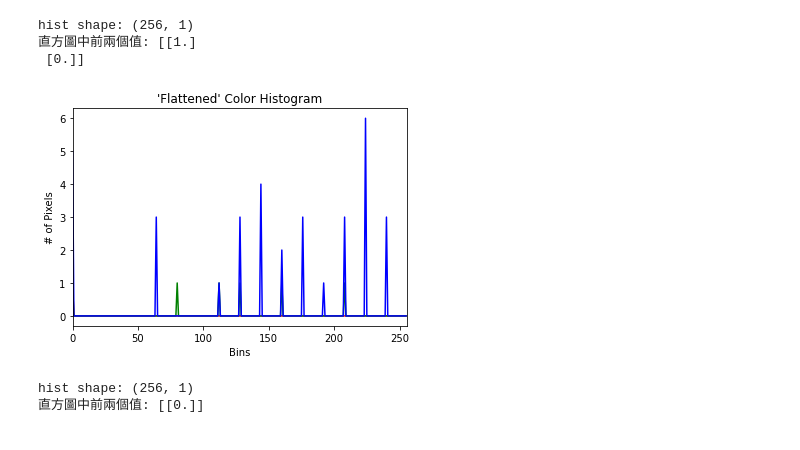
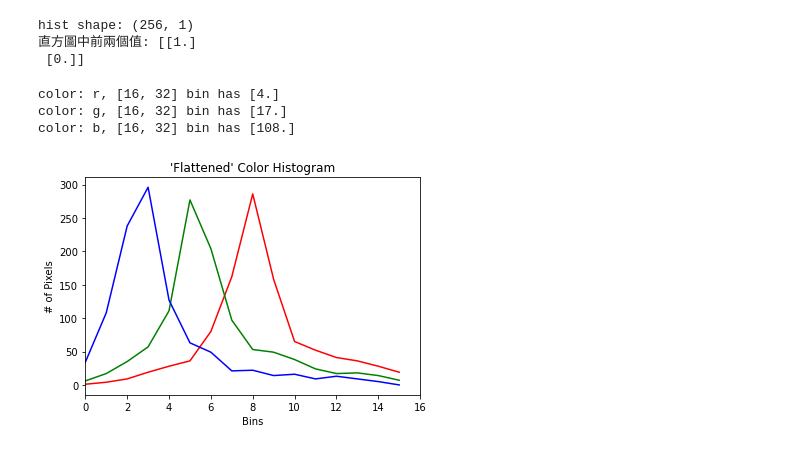
Before and after one commit to CharlesChou03/ML100Days, a Jupyter notebook: homework/Day090_color_histogram_HW.ipynb, the cells around one changed output. Saved outputs shown, nothing was run; the diff lists cells and outputs as text; code cells hidden in the pictures.

```diff
--- a/homework/Day090_color_histogram_HW.ipynb
+++ b/homework/Day090_color_histogram_HW.ipynb
@@ -56,24 +56,22 @@ hist shape: (256, 1)
 # %%
 chans = cv2.split(image) # 把圖像的 3 個 channel 切分出來
 colors = ("r", "g", "b")
 plt.figure()
 plt.title("'Flattened' Color Histogram")
 plt.xlabel("Bins")
 plt.ylabel("# of Pixels")
 
 # 對於所有 channel
 for (chan, color) in zip(chans, colors):
     # 計算該 channel 的直方圖
-    hist = cv2.calcHist([chan], [0], None, [256], [0, 16])
-
+    hist = cv2.calcHist([chan], [0], None, [16], [0, 256])
+    print("color: %s, [16, 32] bin has %s" % (color, hist[1]))
     # 畫出該 channel 的直方圖
     plt.plot(hist, color = color)
-    plt.xlim([0, 256])
+    plt.xlim([0, 16])
 plt.show()
 # %% [output]
+color: r, [16, 32] bin has [4.]
+color: g, [16, 32] bin has [17.]
+color: b, [16, 32] bin has [108.]
-[figure, old version]
+[figure, new version]
-# %%
-print("hist shape:", hist.shape, "\n直方圖中前兩個值:", hist[1:2]) # 0 個 pixel
-# %% [output]
-hist shape: (256, 1)
-直方圖中前兩個值: [[0.]]
```
